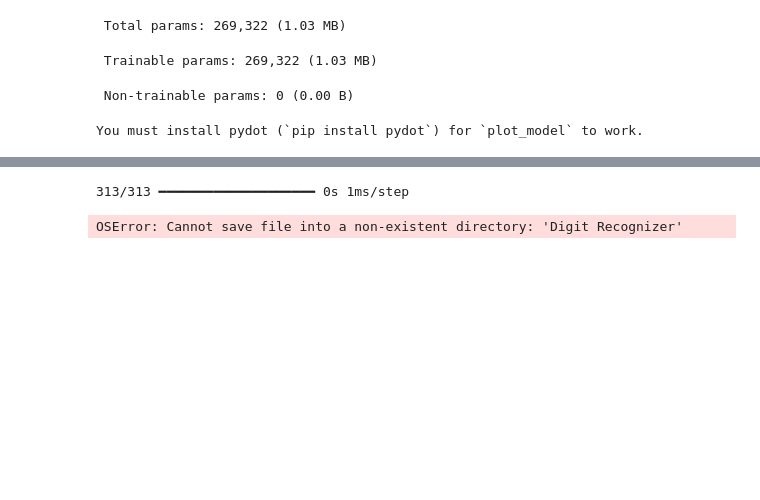
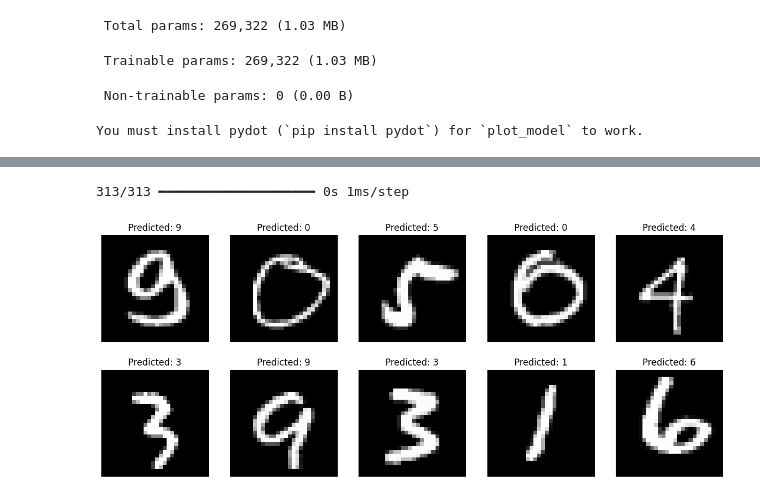
Before and after one commit to Egor53510/ML, a Jupyter notebook: DigitRecognizer/data.ipynb, the cells around one changed output, grey strips where cells are left out. Saved outputs shown, nothing was run; the diff lists cells and outputs as text; code cells hidden in the pictures; blank space fills up the shorter version.

```diff
--- a/DigitRecognizer/data.ipynb
+++ b/DigitRecognizer/data.ipynb
@@ -132,20 +132,20 @@ Test accuracy: 98.3%
 # %%
 predictions = model.predict(X_test)
 
 num_samples = 10
 random_indices = np.random.choice(len(X_test), num_samples, replace=False)
 
 output = pd.DataFrame({'Id': indexes,
                        'Label': np.argmax(predictions)})
-output.to_csv('Digit Recognizer\\submission.csv', index=False)
+output.to_csv('submission.csv', index=False)
 
 plt.figure(figsize=(15, 6))
 for i, idx in enumerate(random_indices):
     plt.subplot(2, num_samples//2, i+1)
     plt.imshow(X_test[idx].reshape(28, 28), cmap='gray')
     plt.title("Predicted: %d" % np.argmax(predictions[idx]))
     plt.axis('off')
 plt.show()
 # %% [output]
 313/313 ━━━━━━━━━━━━━━━━━━━━ 0s 1ms/step
-OSError: Cannot save file into a non-existent directory: 'Digit Recognizer'
+[figure, added]
```
Also changed, not shown: parts of 3 cells of this notebook, 4 other files.
